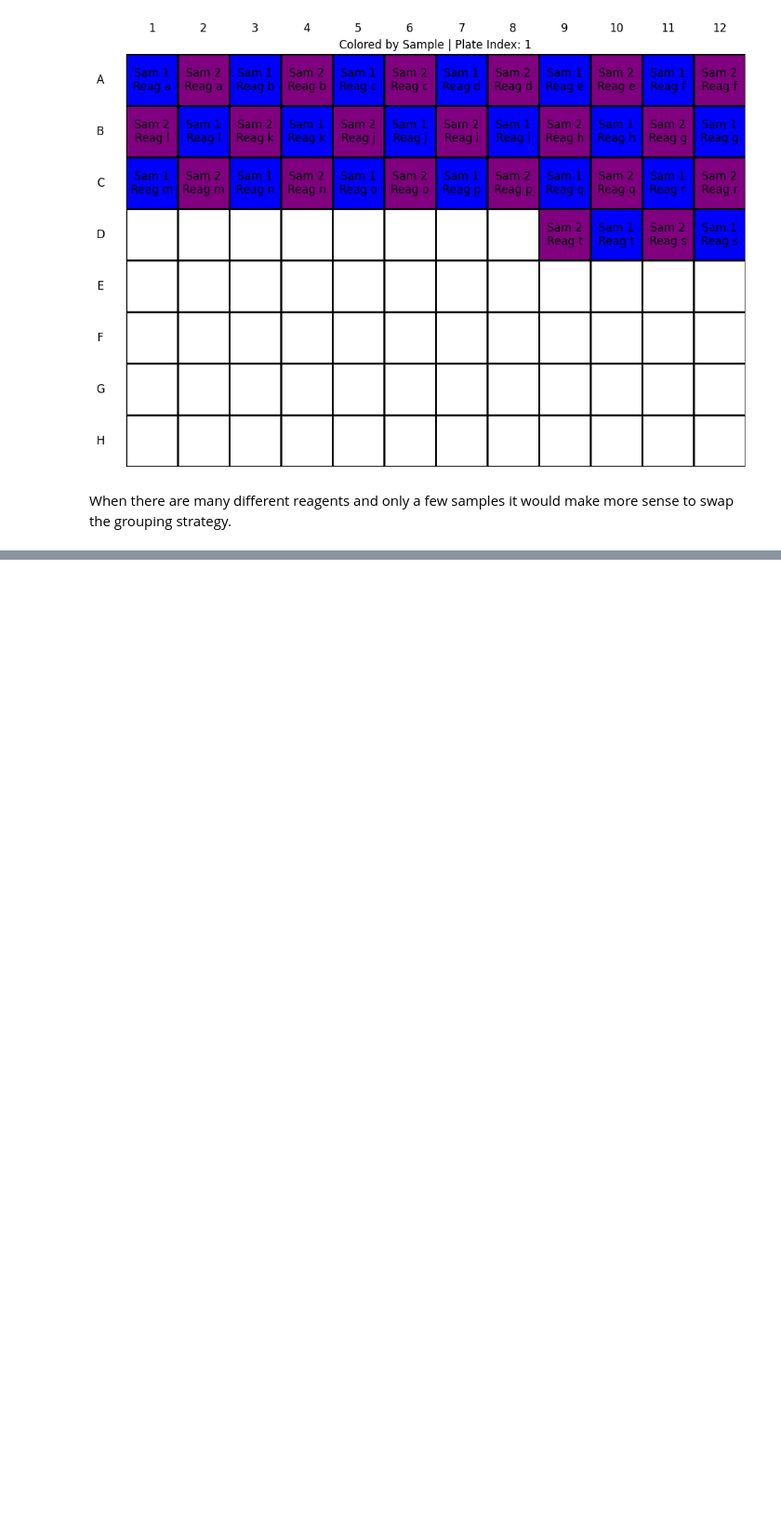
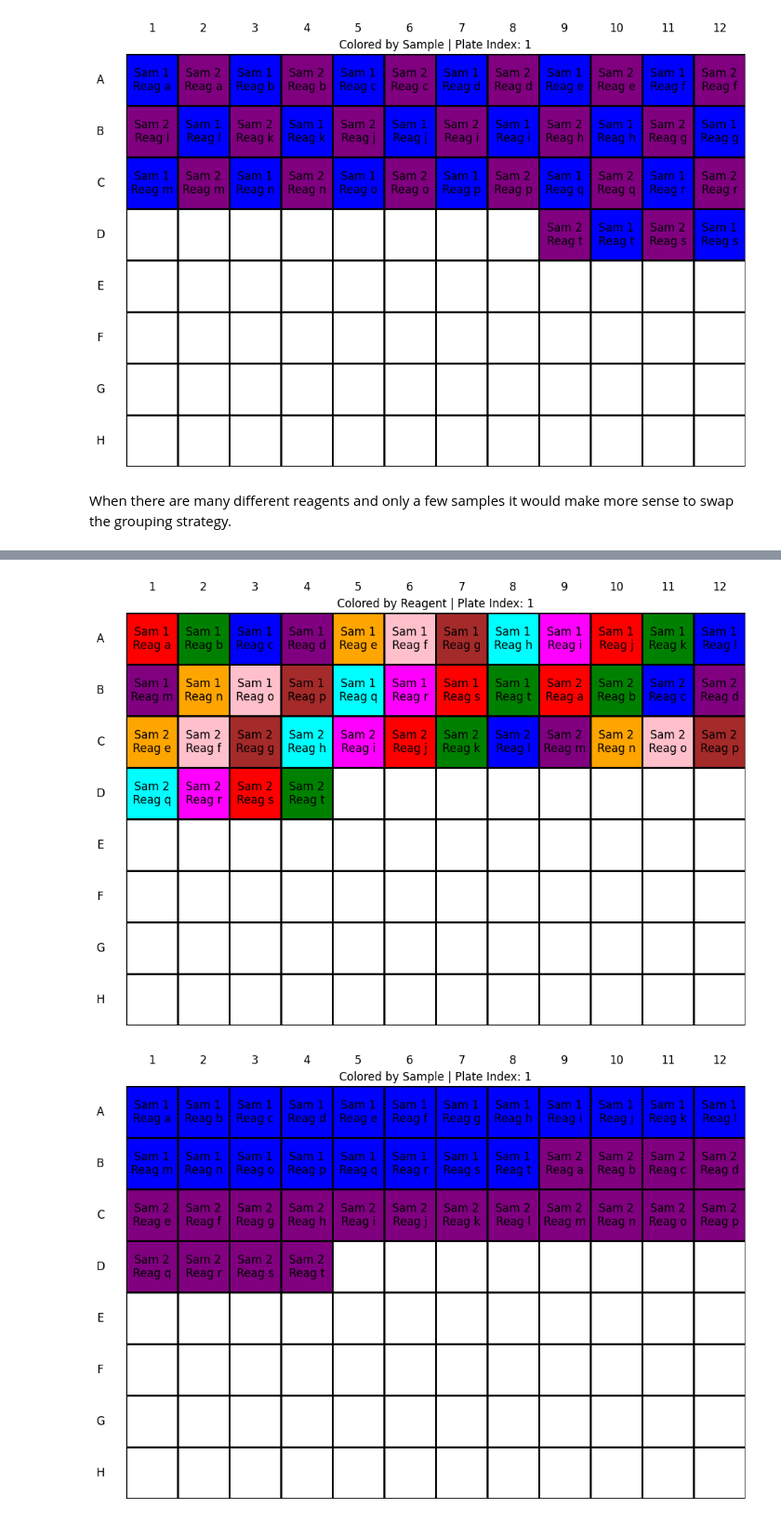
Before and after one commit to HappyPotatoman/microtiter_filler, a Jupyter notebook: microtiter_filler.ipynb, the cells around one changed output, grey strips where cells are left out. Shown at 93% size. Drawn from its saved outputs; the diff is of its cells as text; code cells hidden in the pictures; blank space fills up the shorter version.

```diff
--- a/microtiter_filler.ipynb
+++ b/microtiter_filler.ipynb
@@ -35,6 +35,24 @@ class PlateFillError(Exception):
     def __init__(self, message):
         self.message = message
         super().__init__(self.message)
+
+def evaluate_microplate(plates):
+    penalty = 0
+    for plate in plates:
+        flip_even_rows(plate)
+        previous_sample, previous_reagent = plate[0][0]
+        for row in plate:
+            for well in row:
+                if any(well):
+                    current_sample, current_reagent = well
+                    if current_sample != previous_sample:
+                        penalty += 1
+                        previous_sample = current_sample
+                    if current_reagent != previous_reagent:
+                        penalty += 1
+                        previous_reagent = current_reagent
+
+    return penalty
 # %% [markdown]
 # Visualize the resulting plates
 # %%
@@ -274,0 +407,24 @@ When there are many different reagents and only a few samples it would make more
+# %%
+# Adjusted approach 2 with predefined edge case inputs
+edge_samples = [['Sam 1', 'Sam 2']]
+edge_reagents = [['Reag ' + chr(ord('a') + i) for i in range(20)]]
+edge_replicas = [1]
+try:
+    plates = sort_by_smaller_group_and_fill(plate_size=plate_size, samples=edge_samples, reagents=edge_reagents, replicas=edge_replicas, well_num=well_num)
+except PlateFillError as e:
+    print(f"PlateFillError: {e.message}")
+
+
+colors = ['red', 'green', 'blue', 'purple', 'orange', 'pink', 'brown', 'cyan', 'magenta']
+color_cycle = itertools.cycle(colors)
+
+color_map = {}
+
+for i, plate in enumerate(plates, 1):
+    plot_plate(plate=plate, color_map=color_map, color_by='reagent', plate_index=i)
+for i, plate in enumerate(plates, 1):
+    plot_plate(plate=plate, color_map=color_map, color_by='sample', plate_index=i)
+    # plt.savefig(f'Plate_{i}.png')
+# %% [output]
+[figure, added]
+[figure, added]
```
Also changed, not shown: parts of 3 cells of this notebook.
